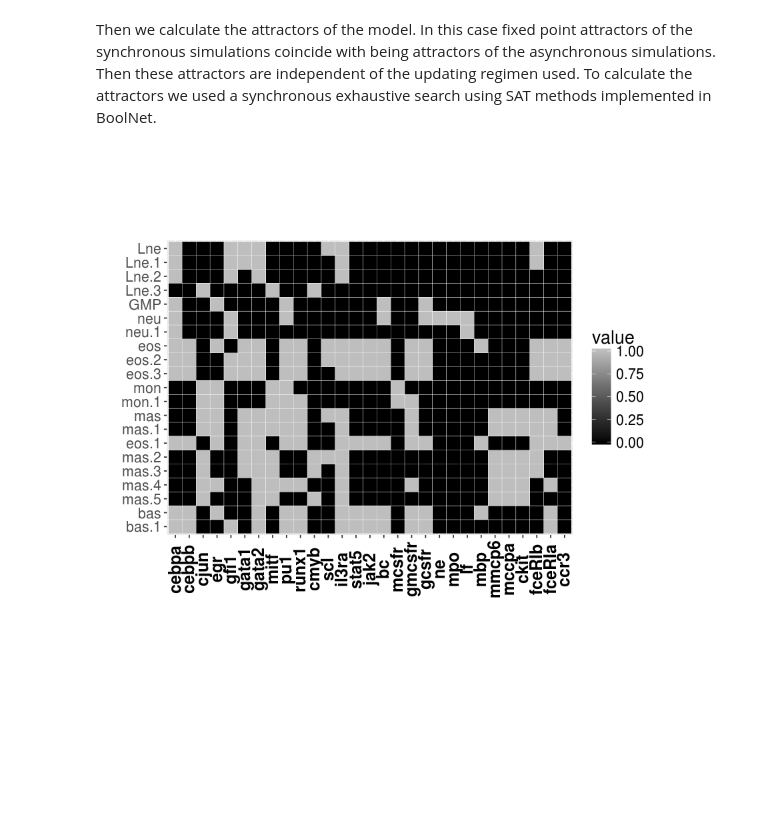
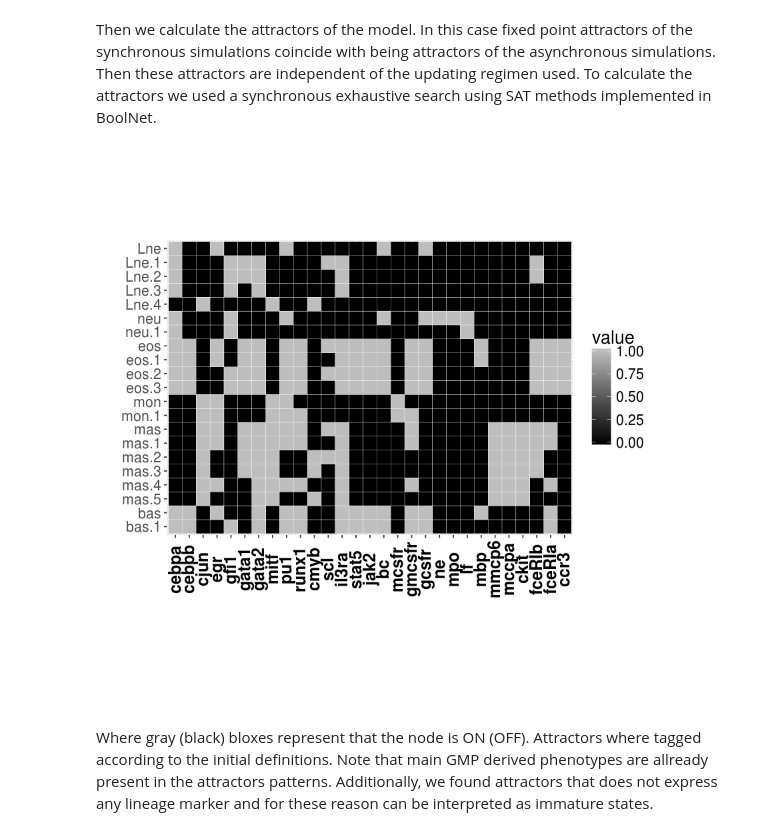
Before and after one commit to caramirezal/GRNModel, a Jupyter notebook: RegulatoryNetworkGMPModel.ipynb, the cells around one changed output. Cells and saved outputs as stored; diff of their text form; code cells hidden in the pictures; blank space fills up the shorter version.

```diff
--- a/RegulatoryNetworkGMPModel.ipynb
+++ b/RegulatoryNetworkGMPModel.ipynb
@@ -22,45 +34,31 @@ plotNetworkWiring(net)
-# %%
-# definition of the phenotype patterns
-monocytes<-c("mcsfr"=1,"pu1"=1)
-neutrophils<-c("lf"=1, "cebpa"=1)
-eosinophils<-c("fceRIa"=1,"gata1"=1,"cebpa"=1,"ccr3"=1)
-basophils<-c("cebpa"=1,"gata2"=1,"runx1"=1,"ccr3"=0)
-mast<-c("mitf"=1,"ckit"=1,"cebpa"=0)
-GMP<-c("pu1"=1,"cebpa"=1,"gata1"=0,"gata2"=0)
-Lne<-c("mcsfr"=0,"lf"=0,"mbp"=0,"ckit"=0,"fceRIa"=0,"ccr3"=0)
-phenotypes<-list("monocytes"=monocytes,"neutrophils"=neutrophils,"eosinophils"=eosinophils,
-                 "mast cells"=mast,"GMP"=GMP,"Lne"=Lne,"basophils"=basophils)
 # %% [markdown]
 Then we calculate the attractors of the model. In this case fixed point attractors of the synchronous simulations coincide with being attractors of the asynchronous simulations. Then these attractors are independent of the updating regimen used. To calculate the attractors we used a synchronous exhaustive search using SAT methods implemented in BoolNet.
 # %%
-source("tagAttractorsMatrix.R")
-source("plotAttractors.a.R")
-source("usefulFunctions.R")
-
 # calculate attractors
 attractors<-getAttractors(net, method = "sat.exhaustive")
 
 # tag attractors according to the defintions given at the beginning
 taggedAttractors<-tagAttractorsMatrix(net,attractors,phenotypes)
 
 attractors.nm<-colnames(taggedAttractors)
 # A "neu/GMP" attractor has a neutrophil pattern, hence it is renamed "neu"
 attractors.nm[which("neu/GMP"==attractors.nm)]<-"neu"
 # A "GMP/Lne" attractor pattern is renamed as GMP, because it has a progenitor molecular phenotype
-attractors.nm[which("GMP/Lne"==attractors.nm)]<-"GMP"
+#attractors.nm[which("GMP/Lne"==attractors.nm)]<-"GMP"
 colnames(taggedAttractors)<-attractors.nm
 
 # Giving order to attractors
-Lne<-c(11,12,15,17)
-GMP<-c(1)
+Lne<-c(1,11,12,15,17)
 neu<-c(2,16)
 eos<-c(7,8,9,10)
 mon<-c(18,19)
-mas<-c(5,6,8,13,14,20,21)
+mas<-c(5,6,13,14,20,21)
 bas<-c(3,4)
-order<-c(Lne,GMP,neu,eos,mon,mas,bas)
+order<-c(Lne,neu,eos,mon,mas,bas)
 
 # Plotting attractors
-plotAttractors.a(taggedAttractors,colOrder=TRUE,colIndexes = order)
+plotAttractors.a(taggedAttractors,colOrder=TRUE,colIndexes=order)
 # %% [output]
-[figure, old version]
+[figure, new version]
+# %% [markdown]
+Where gray (black) bloxes represent that the node is ON (OFF). Attractors where tagged according to the initial definitions. Note that main GMP derived phenotypes are allready present in the attractors patterns. Additionally, we found attractors that does not express any lineage marker and for these reason can be interpreted as immature states.
```
Also changed, not shown: parts of 2 cells of this notebook, 1 other file.
